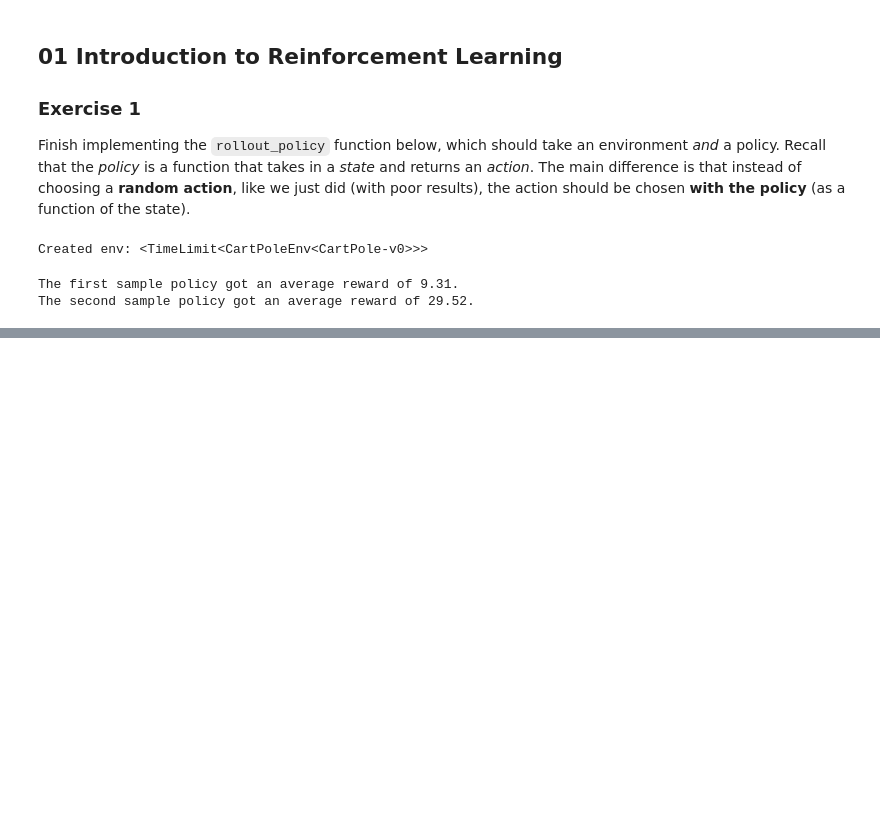
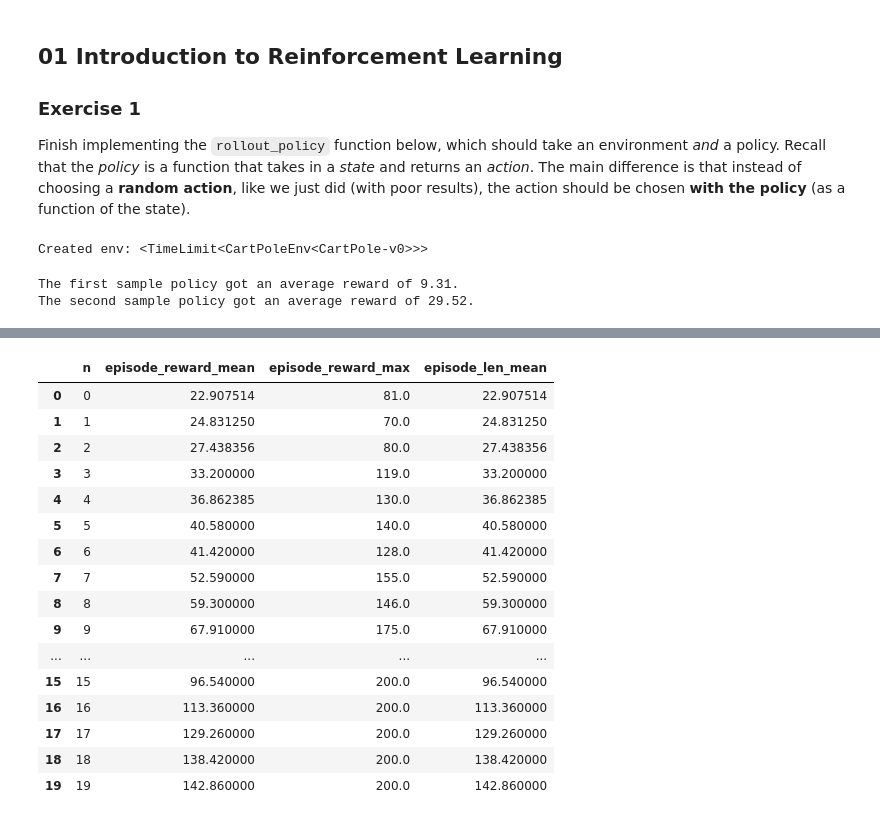
Before and after one commit to anyscale/academy, a Jupyter notebook: ray-rllib/solutions/Ray-RLlib-Solutions.ipynb, the cells around one changed output, grey strips where cells are left out. Cells and saved outputs as stored; diff of their text form; code cells hidden in the pictures; blank space fills up the shorter version.

```diff
--- a/ray-rllib/solutions/Ray-RLlib-Solutions.ipynb
+++ b/ray-rllib/solutions/Ray-RLlib-Solutions.ipynb
@@ -64,0 +88,9 @@ The second sample policy got an average reward of 29.52.
+# %%
+config = DEFAULT_CONFIG.copy()
+config['num_workers'] = 3
+config['num_sgd_iter'] = 10                       # was 30
+config['sgd_minibatch_size'] = 256                # was 128
+config['model']['fcnet_hiddens'] = [20, 20]       # was [100, 100]
+config['num_cpus_per_worker'] = 0
+# %%
+agent = PPOTrainer(config, 'CartPole-v0')
@@ -64,0 +100,15 @@ The second sample policy got an average reward of 29.52.
+# %%
+N=20                # was 5
+results = []
+episode_data = []
+episode_json = []
+for n in range(N):
+    result = agent.train()
+    results.append(result)
+    episode = {'n': n,
+               'episode_reward_mean': result['episode_reward_mean'],
+               'episode_reward_max': result['episode_reward_max'],
+               'episode_len_mean': result['episode_len_mean']}
+    episode_data.append(episode)
+    episode_json.append(json.dumps(episode))
+    print(f'Max reward: {episode["episode_reward_max"]}')
@@ -64,0 +136,21 @@ The second sample policy got an average reward of 29.52.
+# %%
+df = pd.DataFrame(data=episode_data)
+df
+# %% [output]
+|  | n | episode_reward_mean | episode_reward_max | episode_len_mean |
+| 0 | 0 | 22.907514 | 81.0 | 22.907514 |
+| 1 | 1 | 24.831250 | 70.0 | 24.831250 |
+| 2 | 2 | 27.438356 | 80.0 | 27.438356 |
+| 3 | 3 | 33.200000 | 119.0 | 33.200000 |
+| 4 | 4 | 36.862385 | 130.0 | 36.862385 |
+| 5 | 5 | 40.580000 | 140.0 | 40.580000 |
+| 6 | 6 | 41.420000 | 128.0 | 41.420000 |
+| 7 | 7 | 52.590000 | 155.0 | 52.590000 |
+| 8 | 8 | 59.300000 | 146.0 | 59.300000 |
+| 9 | 9 | 67.910000 | 175.0 | 67.910000 |
+| ... | ... | ... | ... | ... |
+| 15 | 15 | 96.540000 | 200.0 | 96.540000 |
+| 16 | 16 | 113.360000 | 200.0 | 113.360000 |
+| 17 | 17 | 129.260000 | 200.0 | 129.260000 |
+| 18 | 18 | 138.420000 | 200.0 | 138.420000 |
+| 19 | 19 | 142.860000 | 200.0 | 142.860000 |
```
Also changed, not shown: parts of 10 cells of this notebook, 8 other files.
